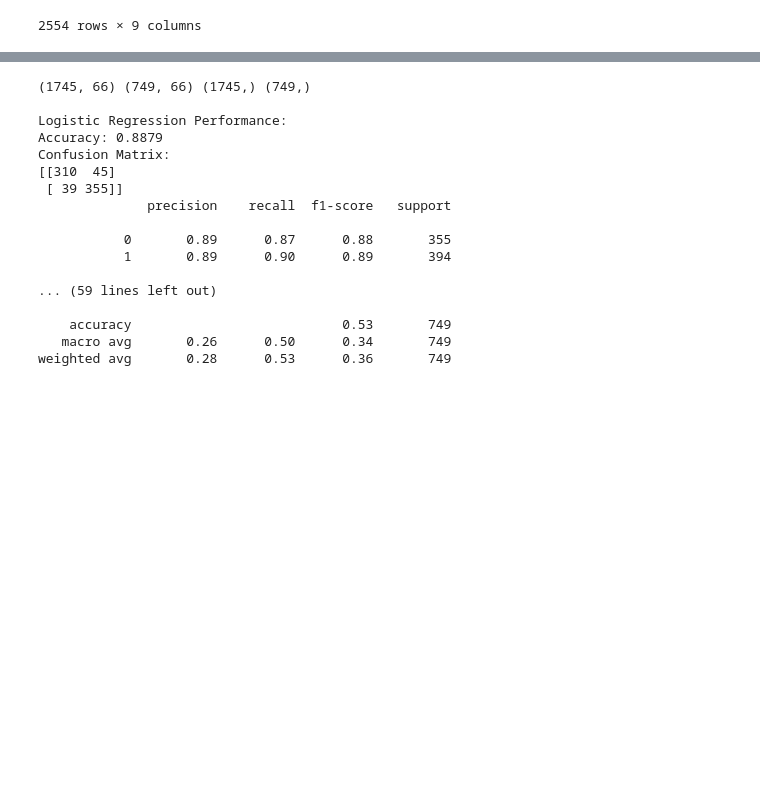
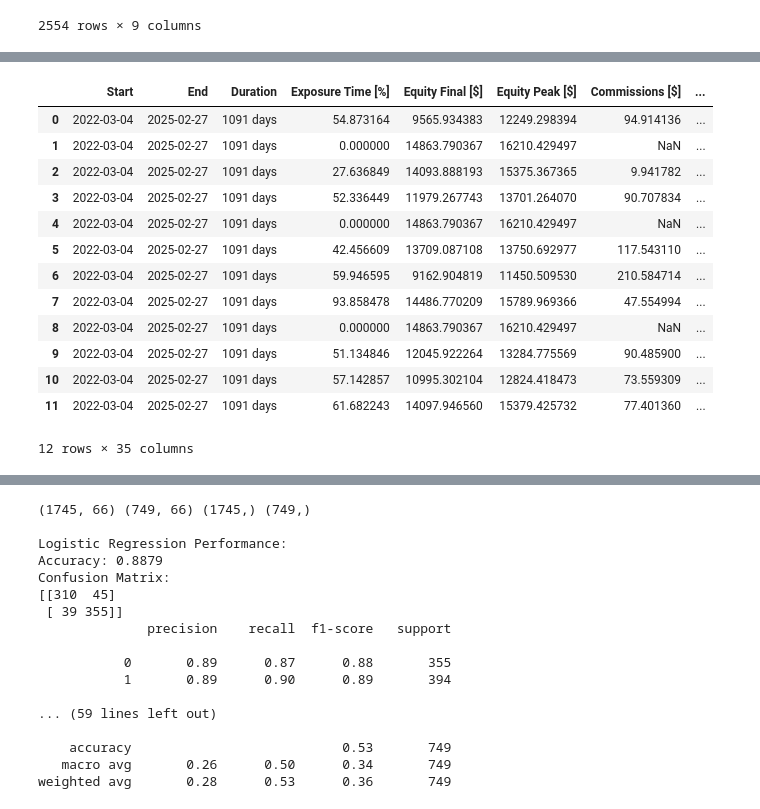
Before and after one commit to SacSresta/Research, a Jupyter notebook: notebook/stage_07_backtesting_model.ipynb, the cells around one changed output, grey strips where cells are left out. Drawn from its saved outputs; the diff is of its cells as text; code cells hidden in the pictures; blank space fills up the shorter version.

```diff
--- a/notebook/stage_07_backtesting_model.ipynb
+++ b/notebook/stage_07_backtesting_model.ipynb
@@ -119,0 +350,17 @@ Confusion Matrix:
+# %%
+grid_df
+# %% [output]
+|  | Start | End | Duration | Exposure Time [%] | Equity Final [$] | Equity Peak [$] | Commissions [$] | ... |
+| 0 | 2022-03-04 | 2025-02-27 | 1091 days | 54.873164 | 9565.934383 | 12249.298394 | 94.914136 | ... |
+| 1 | 2022-03-04 | 2025-02-27 | 1091 days | 0.000000 | 14863.790367 | 16210.429497 | NaN | ... |
+| 2 | 2022-03-04 | 2025-02-27 | 1091 days | 27.636849 | 14093.888193 | 15375.367365 | 9.941782 | ... |
+| 3 | 2022-03-04 | 2025-02-27 | 1091 days | 52.336449 | 11979.267743 | 13701.264070 | 90.707834 | ... |
+| 4 | 2022-03-04 | 2025-02-27 | 1091 days | 0.000000 | 14863.790367 | 16210.429497 | NaN | ... |
+| 5 | 2022-03-04 | 2025-02-27 | 1091 days | 42.456609 | 13709.087108 | 13750.692977 | 117.543110 | ... |
+| 6 | 2022-03-04 | 2025-02-27 | 1091 days | 59.946595 | 9162.904819 | 11450.509530 | 210.584714 | ... |
+| 7 | 2022-03-04 | 2025-02-27 | 1091 days | 93.858478 | 14486.770209 | 15789.969366 | 47.554994 | ... |
+| 8 | 2022-03-04 | 2025-02-27 | 1091 days | 0.000000 | 14863.790367 | 16210.429497 | NaN | ... |
+| 9 | 2022-03-04 | 2025-02-27 | 1091 days | 51.134846 | 12045.922264 | 13284.775569 | 90.485900 | ... |
+| 10 | 2022-03-04 | 2025-02-27 | 1091 days | 57.142857 | 10995.302104 | 12824.418473 | 73.559309 | ... |
+| 11 | 2022-03-04 | 2025-02-27 | 1091 days | 61.682243 | 14097.946560 | 15379.425732 | 77.401360 | ... |
+12 rows × 35 columns
```
Also changed, not shown: parts of 6 cells of this notebook, 7 other files.
